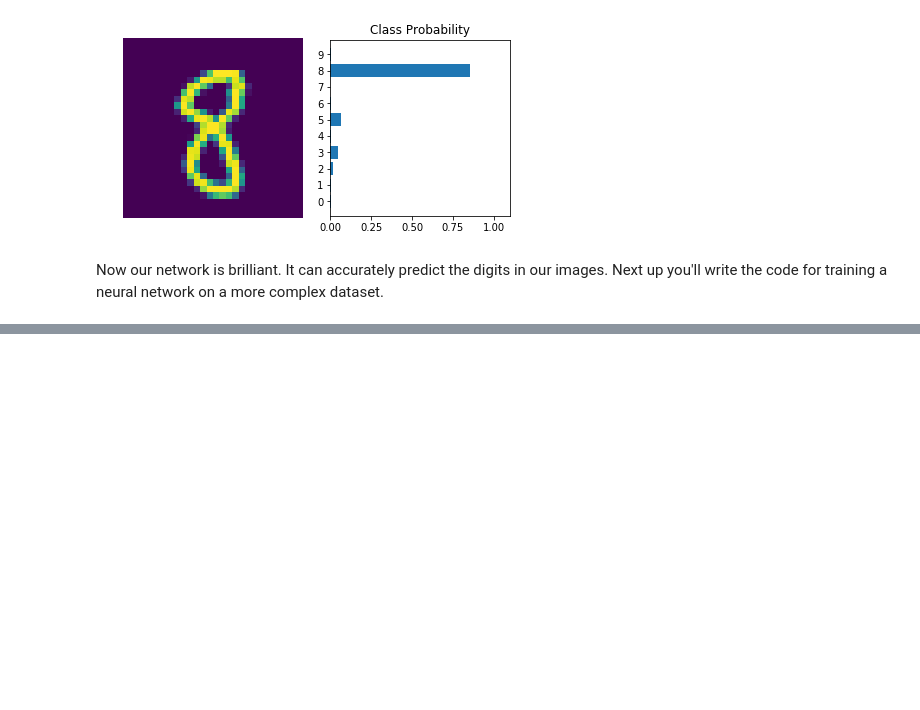
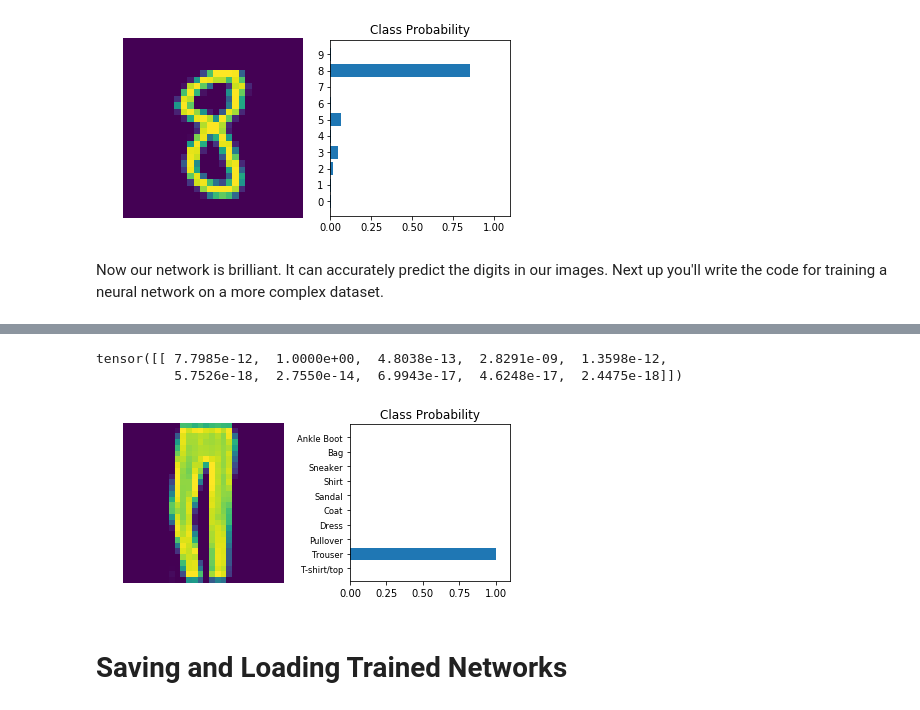
Before and after one commit to unnat5/RL_notes, a Jupyter notebook: Pytorch Introduction.ipynb, the cells around one changed output, grey strips where cells are left out. Drawn from its saved outputs; the diff is of its cells as text; code cells hidden in the pictures; blank space fills up the shorter version.

```diff
--- a/Pytorch Introduction.ipynb
+++ b/Pytorch Introduction.ipynb
@@ -677,0 +786,22 @@ Now our network is brilliant. It can accurately predict the digits in our images
+# %%
+# Create the network, define the criterion and optimizer
+model = Network(784, 10 , [516,256],drop_p=0.5)
+criterion = nn.NLLLoss()
+optimizer = optim.Adam(model.parameters(), lr=0.001)
+model(x).detach()
+# %%
+# Implement a function for the validation pass
+def validation(model, testloader, criterion):
+    test_loss = 0
+    accuracy = 0
+    for images, labels in testloader:
+
+        images.resize_(images.shape[0],784)
+
+        output = model.forward(images)
+        test_loss += criterion(output, labels).item()
+
+        ps = torch.exp(output)
+        equality = (labels.data == ps.max(dim=1)[1])
+        accuracy += equality.type(torch.FloatTensor).mean()
+    return test_loss, accuracy
@@ -677,0 +853,24 @@ Now our network is brilliant. It can accurately predict the digits in our images
+# %%
+## Test out our network
+model.eval()
+
+dataiter = iter(testloader)
+images, labels = dataiter.next()
+img = images[1]
+#Convert 2D image to 1D vector
+img = img.view(1, 784)
+
+#Calculate the class probability (softmax) for img
+with torch.no_grad():
+    output = model.forward(img)
+
+ps = torch.exp(output)
+print(ps)
+#Plot the image and probabilities
+view_classify(img.view(1,28,28),ps,version='Fashion')
+# %% [output]
+tensor([[ 7.7985e-12,  1.0000e+00,  4.8038e-13,  2.8291e-09,  1.3598e-12,
+          5.7526e-18,  2.7550e-14,  6.9943e-17,  4.6248e-17,  2.4475e-18]])
+[figure, added]
+# %% [markdown]
+# Saving and Loading Trained Networks
```
Also changed, not shown: parts of 28 cells of this notebook, 2 other files.
